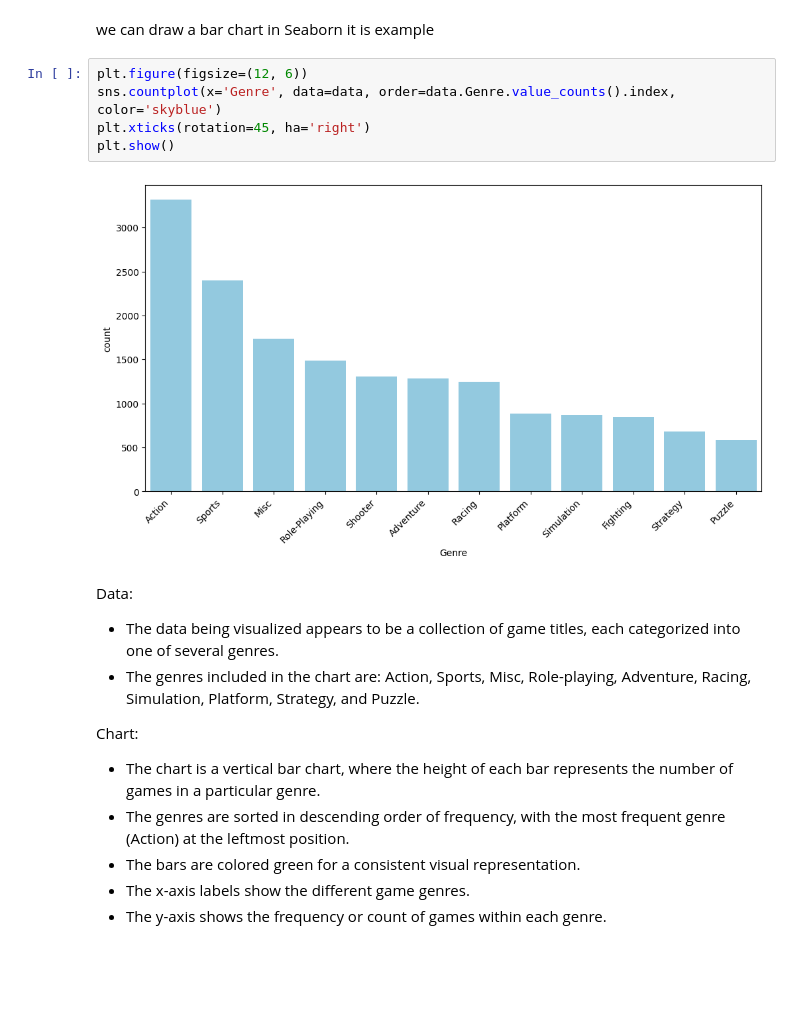
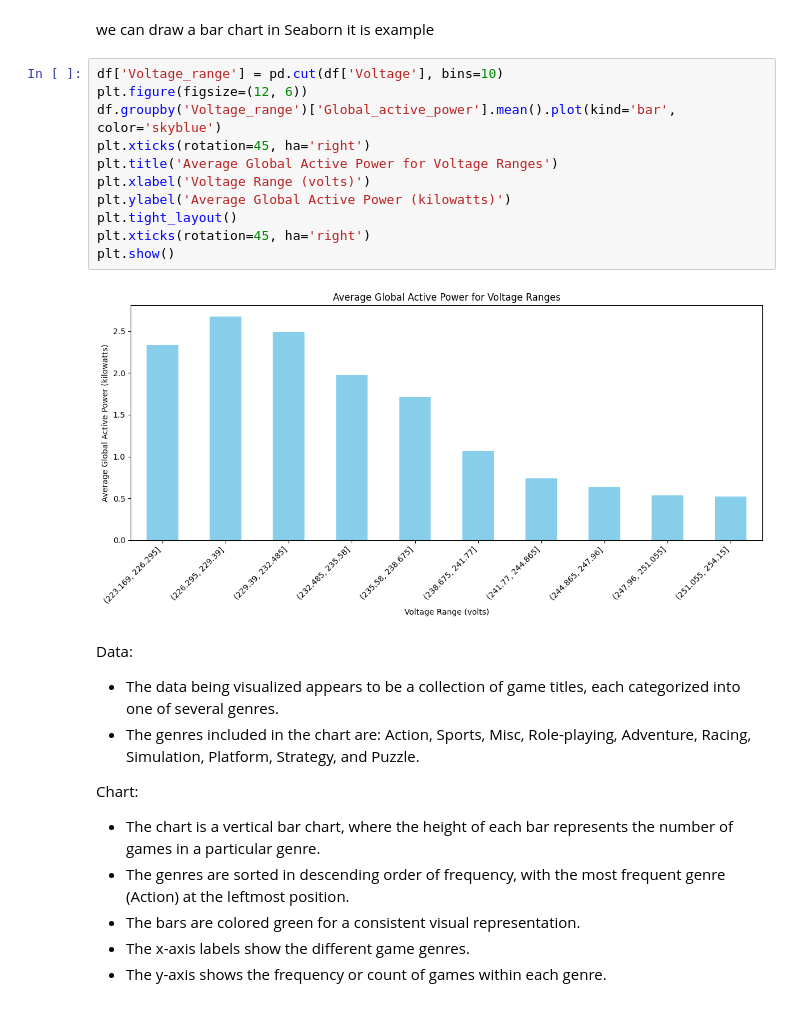
Before and after one commit to kolllurisiripavan/kolllurisiripavan, a Jupyter notebook: siripavan_ecp.ipynb, the cells around one changed output. Cells and saved outputs as stored; diff of their text form; blank space fills up the shorter version.

```diff
--- a/siripavan_ecp.ipynb
+++ b/siripavan_ecp.ipynb
@@ -438,13 +397,19 @@ Plot Clarity:
 Overall, the chart is now more readable, with genres clearly visible along the x-axis and counts on the y-axis. However, the 25-degree rotation on the y-axis may not be adding much benefit and could be set to 0.
 # %% [markdown]
 we can draw a bar chart in Seaborn it is example
-# %%
-plt.figure(figsize=(12, 6))
-sns.countplot(x='Genre', data=data, order=data.Genre.value_counts().index, color='skyblue')
-plt.xticks(rotation=45, ha='right')
-plt.show()
-# %% [output]
-[figure, removed]
+# %%
+df['Voltage_range'] = pd.cut(df['Voltage'], bins=10)
+plt.figure(figsize=(12, 6))
+df.groupby('Voltage_range')['Global_active_power'].mean().plot(kind='bar', color='skyblue')
+plt.xticks(rotation=45, ha='right')
+plt.title('Average Global Active Power for Voltage Ranges')
+plt.xlabel('Voltage Range (volts)')
+plt.ylabel('Average Global Active Power (kilowatts)')
+plt.tight_layout()
+plt.xticks(rotation=45, ha='right')
+plt.show()
+# %% [output]
+[figure, added]
 # %% [markdown]
 
 Data:
```
Also changed, not shown: parts of 13 cells of this notebook.
